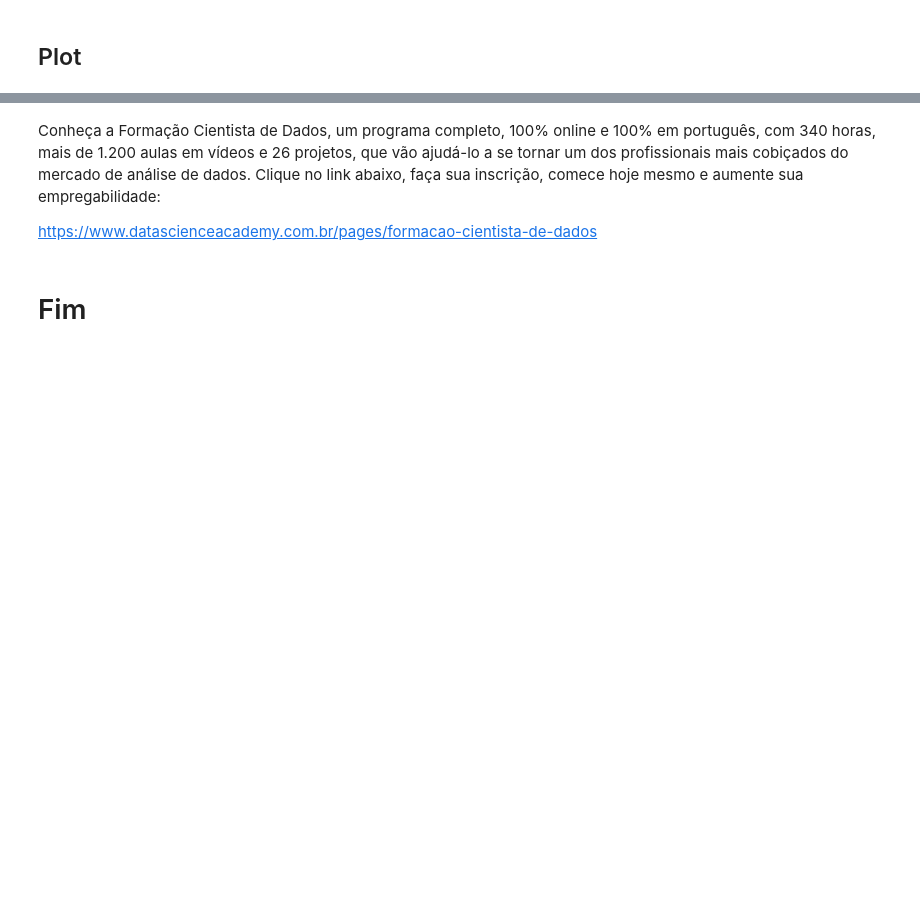
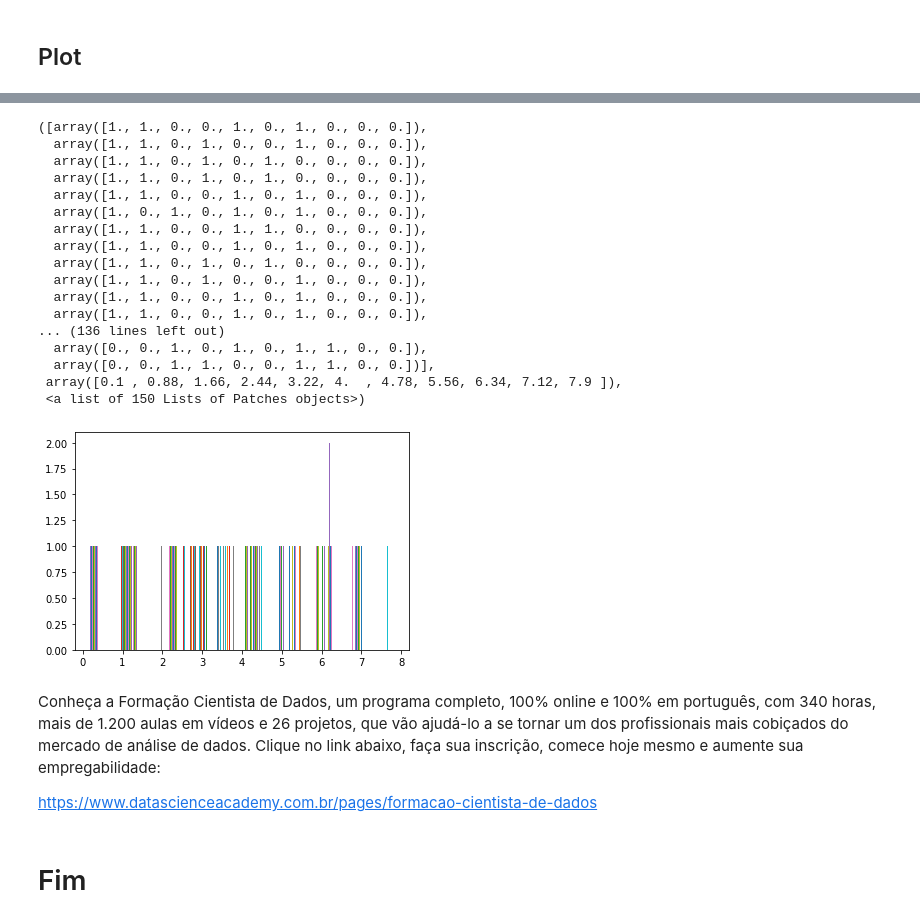
Before and after one commit to tcoliveira/Python_Cap09, a Jupyter notebook: Notebooks/DSA-Python-Cap09-Exercicio.ipynb, the cells around one changed output, grey strips where cells are left out. Cells and saved outputs as stored; diff of their text form; code cells hidden in the pictures; blank space fills up the shorter version.

```diff
--- a/Notebooks/DSA-Python-Cap09-Exercicio.ipynb
+++ b/Notebooks/DSA-Python-Cap09-Exercicio.ipynb
@@ -176,6 +262,29 @@ iris
 # Crie um Scatter Matrix das Features (atributos)
 # %%
 # Crie um Histograma de todas as features
+#plt.hist(df[:4])
+x = df.drop(['target', 'species' ],axis=1)
+
+plt.hist(x)
+# %% [output]
+([array([1., 1., 0., 0., 1., 0., 1., 0., 0., 0.]),
+  array([1., 1., 0., 1., 0., 0., 1., 0., 0., 0.]),
+  array([1., 1., 0., 1., 0., 1., 0., 0., 0., 0.]),
+  array([1., 1., 0., 1., 0., 1., 0., 0., 0., 0.]),
+  array([1., 1., 0., 0., 1., 0., 1., 0., 0., 0.]),
+  array([1., 0., 1., 0., 1., 0., 1., 0., 0., 0.]),
+  array([1., 1., 0., 0., 1., 1., 0., 0., 0., 0.]),
+  array([1., 1., 0., 0., 1., 0., 1., 0., 0., 0.]),
+  array([1., 1., 0., 1., 0., 1., 0., 0., 0., 0.]),
+  array([1., 1., 0., 1., 0., 0., 1., 0., 0., 0.]),
+  array([1., 1., 0., 0., 1., 0., 1., 0., 0., 0.]),
+  array([1., 1., 0., 0., 1., 0., 1., 0., 0., 0.]),
+... (136 lines left out)
+  array([0., 0., 1., 0., 1., 0., 1., 1., 0., 0.]),
+  array([0., 0., 1., 1., 0., 0., 1., 1., 0., 0.])],
+ array([0.1 , 0.88, 1.66, 2.44, 3.22, 4.  , 4.78, 5.56, 6.34, 7.12, 7.9 ]),
+ <a list of 150 Lists of Patches objects>)
+[figure, added]
 # %% [markdown]
 Conheça a Formação Cientista de Dados, um programa completo, 100% online e 100% em português, com 340 horas, mais de 1.200 aulas em vídeos e 26 projetos, que vão ajudá-lo a se tornar um dos profissionais mais cobiçados do mercado de análise de dados. Clique no link abaixo, faça sua inscrição, comece hoje mesmo e aumente sua empregabilidade:
 
```
Also changed, not shown: parts of 17 cells of this notebook.
